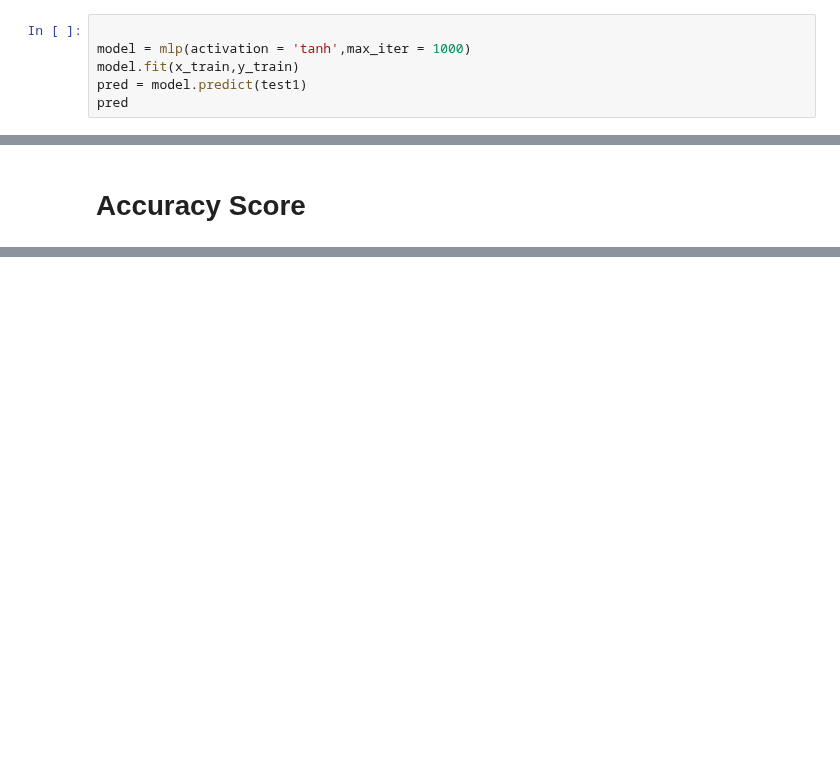
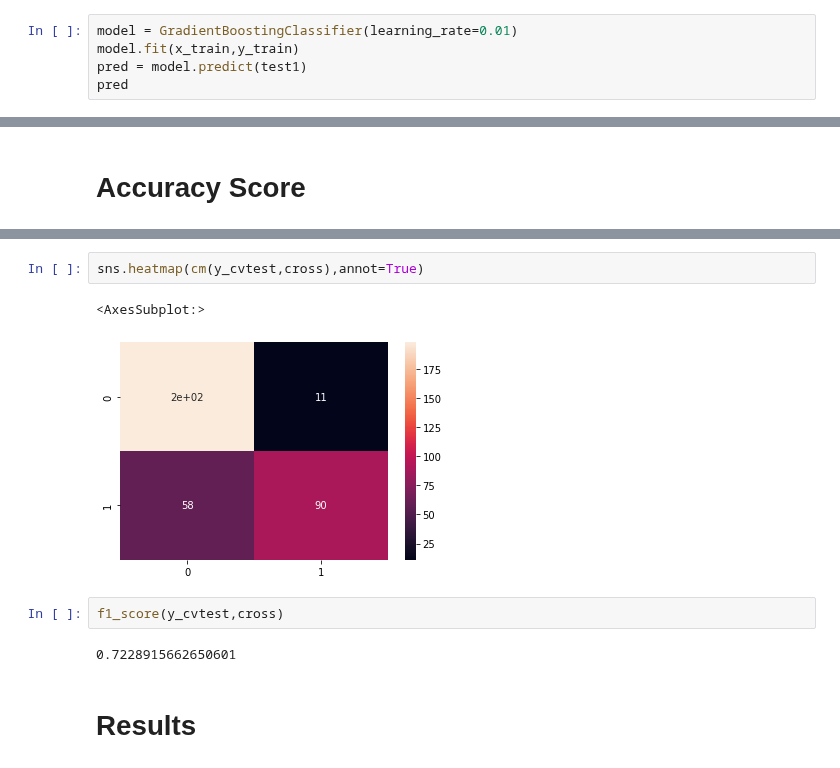
Before and after one commit to Suyashiitr/kaggle, a Jupyter notebook: simple-titanic-survival-prediction-model.ipynb, the cells around one changed output, grey strips where cells are left out. Drawn from its saved outputs; the diff is of its cells as text; blank space fills up the shorter version.

```diff
--- a/simple-titanic-survival-prediction-model.ipynb
+++ b/simple-titanic-survival-prediction-model.ipynb
@@ -300,8 +330,7 @@ memory usage: 23.0 KB
 # %% [markdown]
 # **Machine Learning model selection**
 # %%
-
-model = mlp(activation = 'tanh',max_iter = 1000)
+model = GradientBoostingClassifier(learning_rate=0.01)
 model.fit(x_train,y_train)
 pred = model.predict(test1)
 pred
@@ -386,3 +439,14 @@ print(score*100)
+# %%
+sns.heatmap(cm(y_cvtest,cross),annot=True)
+# %% [output]
+<AxesSubplot:>
+[figure, added]
+# %%
+f1_score(y_cvtest,cross)
+# %% [output]
+0.7228915662650601
+# %% [markdown]
+# Results
 # %%
 #score using SVM was 66.94 on first run
 #score using logistic regression was 81.51 on first run
```
Also changed, not shown: parts of 20 cells of this notebook.
